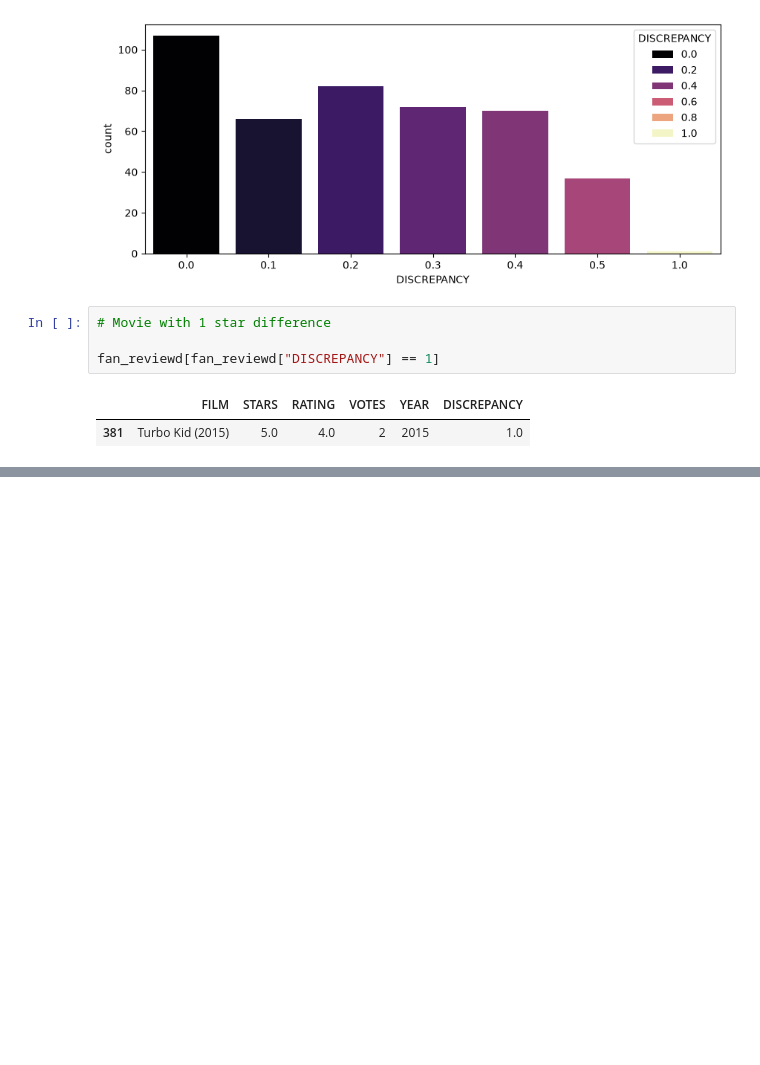
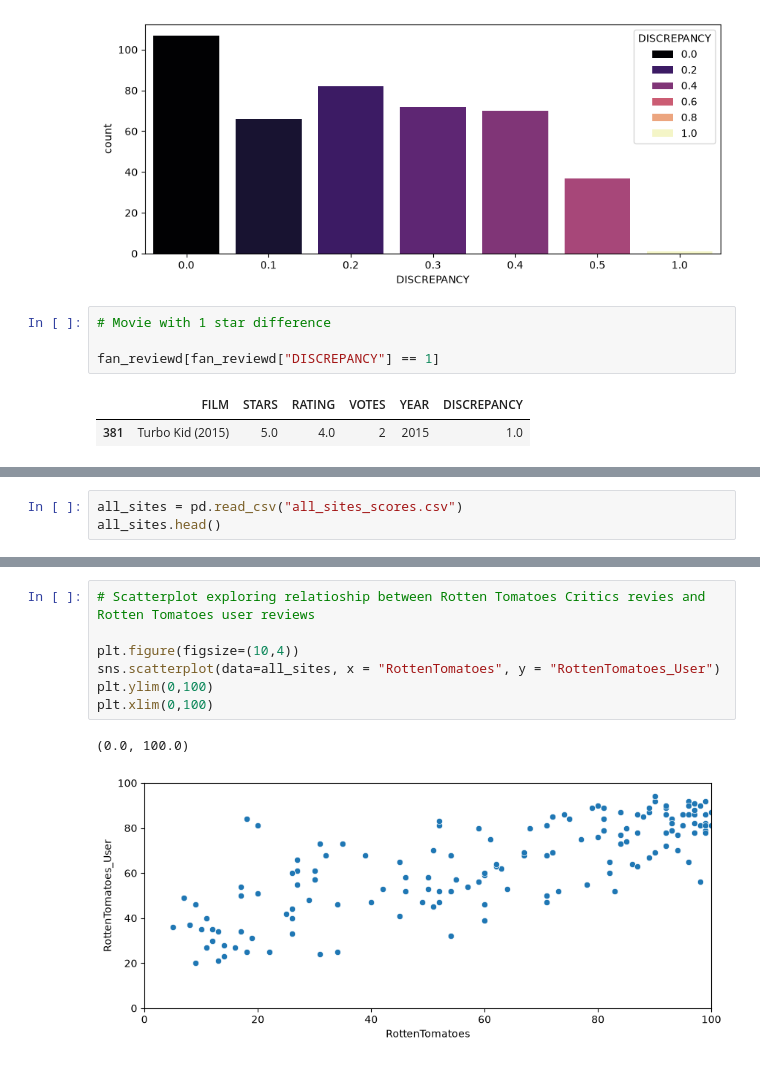
Before and after one commit to Neha1678/Fandango-movie-ticketing, a Jupyter notebook: 4_eda_fandango.ipynb, the cells around one changed output, grey strips where cells are left out. Cells and saved outputs as stored; diff of their text form; blank space fills up the shorter version.

```diff
--- a/4_eda_fandango.ipynb
+++ b/4_eda_fandango.ipynb
@@ -180,0 +183,3 @@ fan_reviewd[fan_reviewd["DISCREPANCY"] == 1]
+# %%
+all_sites = pd.read_csv("all_sites_scores.csv")
+all_sites.head()
@@ -180,0 +225,10 @@ fan_reviewd[fan_reviewd["DISCREPANCY"] == 1]
+# %%
+# Scatterplot exploring relatioship between Rotten Tomatoes Critics revies and Rotten Tomatoes user reviews
+
+plt.figure(figsize=(10,4))
+sns.scatterplot(data=all_sites, x = "RottenTomatoes", y = "RottenTomatoes_User")
+plt.ylim(0,100)
+plt.xlim(0,100)
+# %% [output]
+(0.0, 100.0)
+[figure, added]
```
Also changed, not shown: parts of 35 cells of this notebook.
